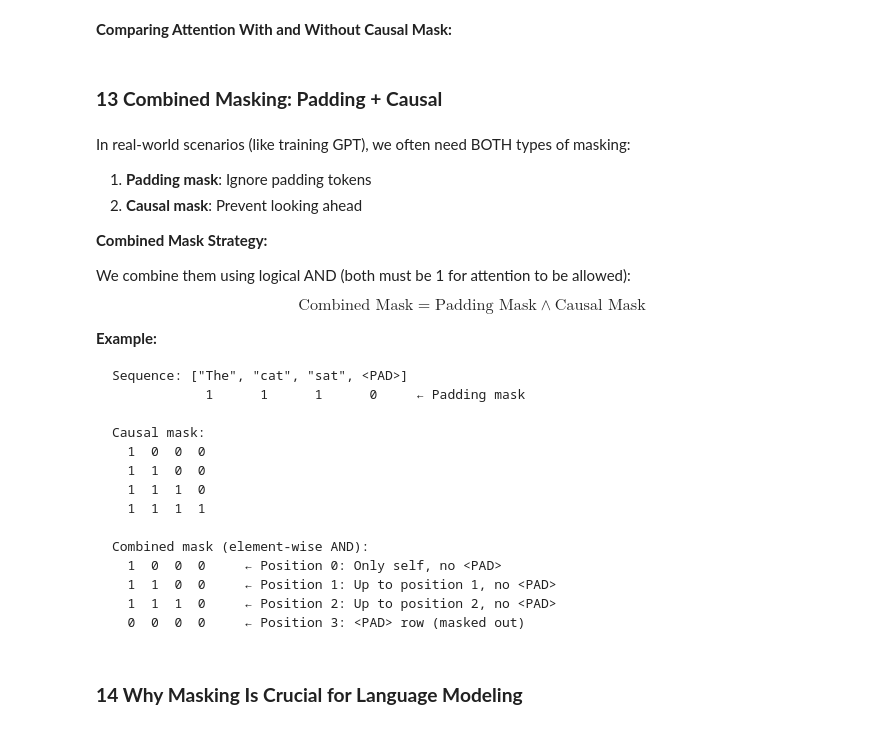
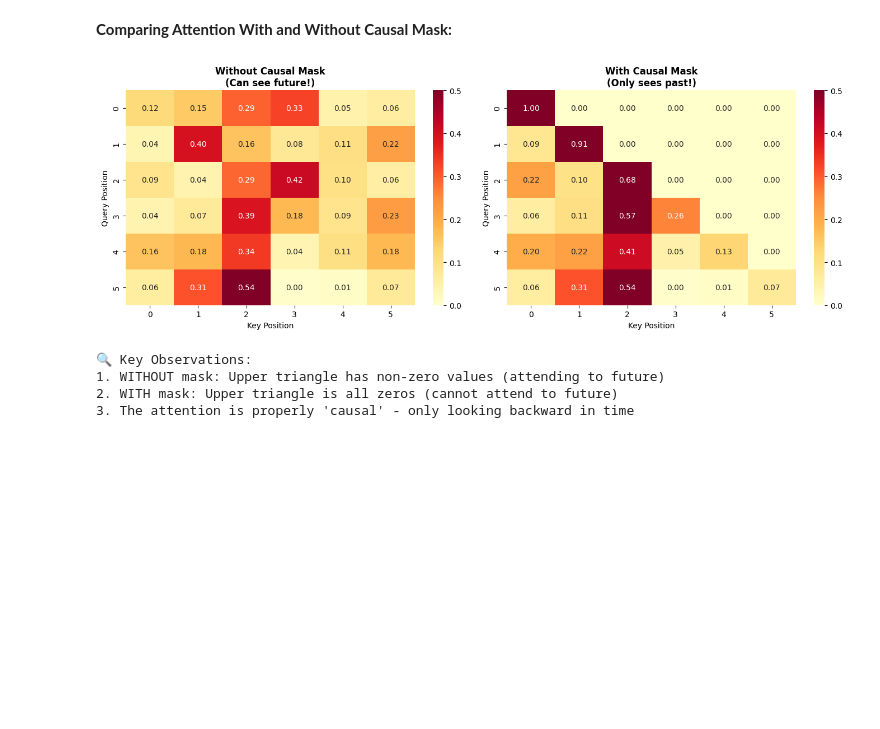
Before and after one commit to sshariqali/UK-AI-Olympiad, a Jupyter notebook: Day_7/intro_to_transformers_and_attention.ipynb, the cells around one changed output. Drawn from its saved outputs; the diff is of its cells as text; code cells hidden in the pictures; blank space fills up the shorter version.

````diff
--- a/Day_7/intro_to_transformers_and_attention.ipynb
+++ b/Day_7/intro_to_transformers_and_attention.ipynb
@@ -1202,66 +1078,40 @@ K = torch.randn(batch_size, seq_len, d_model)
 V = torch.randn(batch_size, seq_len, d_model)
 
 # Without causal mask
 output_no_mask, attn_no_mask = scaled_dot_product_attention_pytorch(Q, K, V, mask=None)
 
 # With causal mask
 output_with_mask, attn_with_mask = scaled_dot_product_attention_pytorch(Q, K, V, mask=causal_mask)
 
 # Visualize
 fig, axes = plt.subplots(1, 2, figsize=(14, 5))
 
 # Without mask
-sns.heatmap(attn_no_mask[0].detach().numpy(),
+sns.heatmap(attn_no_mask[0].detach().numpy().squeeze(),
             annot=True, fmt='.2f', cmap='YlOrRd',
             ax=axes[0], vmin=0, vmax=0.5)
-axes[0].set_title('Without Causal Mask\n(Can see future! ❌)', fontsize=12, fontweight='bold')
+axes[0].set_title('Without Causal Mask\n(Can see future!)', fontsize=12, fontweight='bold')
 axes[0].set_xlabel('Key Position')
 axes[0].set_ylabel('Query Position')
 
 # With causal mask
-sns.heatmap(attn_with_mask[0].detach().numpy(),
+sns.heatmap(attn_with_mask[0].detach().numpy().squeeze(),
             annot=True, fmt='.2f', cmap='YlOrRd',
             ax=axes[1], vmin=0, vmax=0.5)
-axes[1].set_title('With Causal Mask\n(Only sees past! ✅)', fontsize=12, fontweight='bold')
+axes[1].set_title('With Causal Mask\n(Only sees past!)', fontsize=12, fontweight='bold')
 axes[1].set_xlabel('Key Position')
 axes[1].set_ylabel('Query Position')
 
 plt.tight_layout()
 plt.show()
 
 print("\n🔍 Key Observations:")
 print("1. WITHOUT mask: Upper triangle has non-zero values (attending to future)")
 print("2. WITH mask: Upper triangle is all zeros (cannot attend to future)")
 print("3. The attention is properly 'causal' - only looking backward in time")
+# %% [output]
+[figure, added]
+🔍 Key Observations:
+1. WITHOUT mask: Upper triangle has non-zero values (attending to future)
+2. WITH mask: Upper triangle is all zeros (cannot attend to future)
+3. The attention is properly 'causal' - only looking backward in time
-# %% [markdown]
-### **13 Combined Masking: Padding + Causal**
-# %% [markdown]
-In real-world scenarios (like training GPT), we often need BOTH types of masking:
-
-1. **Padding mask**: Ignore padding tokens
-2. **Causal mask**: Prevent looking ahead
-
-**Combined Mask Strategy:**
-
-We combine them using logical AND (both must be 1 for attention to be allowed):
-
-$$\text{Combined Mask} = \text{Padding Mask} \land \text{Causal Mask}$$
-
-**Example:**
-
-```
-Sequence: ["The", "cat", "sat", <PAD>]
-            1      1      1      0     ← Padding mask
-
-Causal mask:
-  1  0  0  0
-  1  1  0  0
-  1  1  1  0
-  1  1  1  1
-
-Combined mask (element-wise AND):
-  1  0  0  0     ← Position 0: Only self, no <PAD>
-  1  1  0  0     ← Position 1: Up to position 1, no <PAD>
-  1  1  1  0     ← Position 2: Up to position 2, no <PAD>
-  0  0  0  0     ← Position 3: <PAD> row (masked out)
-```
@@ -1348,2 +1117,0 @@ print("   - Last 2 rows are also blocked (queries from <PAD> positions)")
-# %% [markdown]
-### **14 Why Masking Is Crucial for Language Modeling**
````
Also changed, not shown: parts of 35 cells of this notebook, 2 other files.
